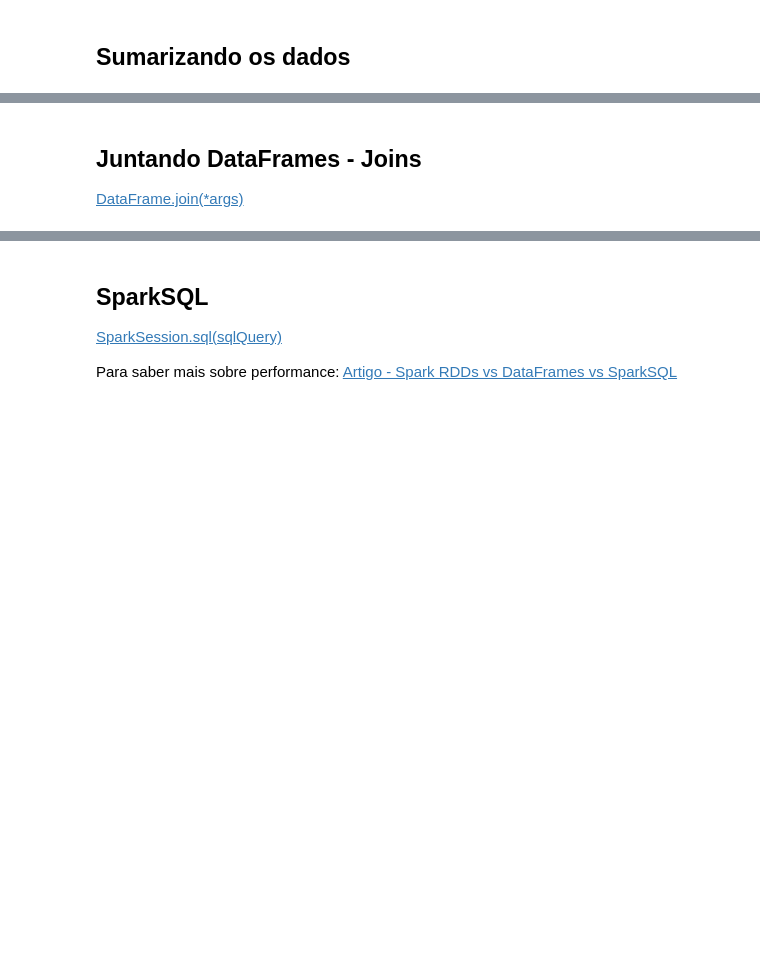
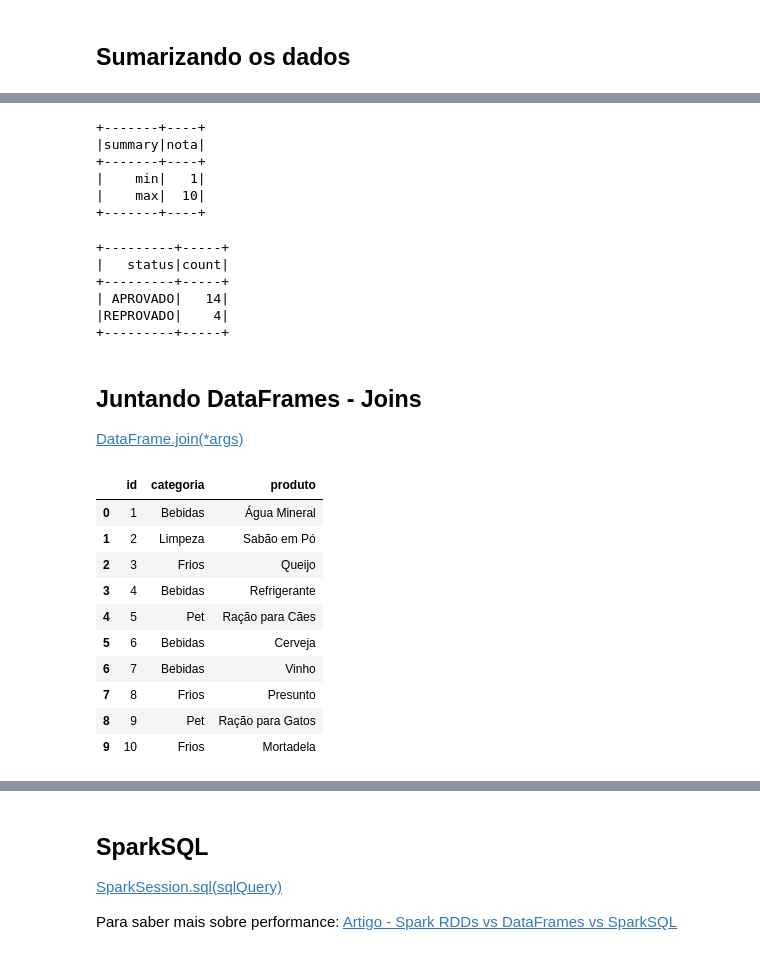
Before and after one commit to ItaloRod/curso_spark, a Jupyter notebook: aula0_projeto_spark.ipynb, the cells around one changed output, grey strips where cells are left out. Saved outputs shown, nothing was run; the diff lists cells and outputs as text; code cells hidden in the pictures; blank space fills up the shorter version.

```diff
--- a/aula0_projeto_spark.ipynb
+++ b/aula0_projeto_spark.ipynb
@@ -910,4 +1036,60 @@ only showing top 15 rows
+# %%
+df.select('nota').summary('min', '25%', '50%', '75%', 'max').show()
+# %% [output]
++-------+----+
+|summary|nota|
++-------+----+
+|    min|   1|
+|    max|  10|
++-------+----+
+# %%
+df.groupBy('status').count().show()
+# %% [output]
++---------+-----+
+|   status|count|
++---------+-----+
+| APROVADO|   14|
+|REPROVADO|    4|
++---------+-----+
 # %% [markdown]
 ## Juntando DataFrames - Joins
 
 [DataFrame.join(*args)](https://spark.apache.org/docs/3.1.2/api/python/reference/api/pyspark.sql.DataFrame.join.html)
+# %%
+produtos = spark.createDataFrame(
+    [
+        ('1', 'Bebidas', 'Água Mineral'),
+        ('2', 'Limpeza', 'Sabão em Pó'),
+        ('3', 'Frios', 'Queijo'),
+        ('4', 'Bebidas', 'Refrigerante'),
+        ('5', 'Pet', 'Ração para Cães'),
+        ('6', 'Bebidas', 'Cerveja'),
+        ('7', 'Bebidas', 'Vinho'),
+        ('8', 'Frios', 'Presunto'),
+        ('9', 'Pet', 'Ração para Gatos'),
+        ('10', 'Frios', 'Mortadela')
+    ], ['id', 'categoria', 'produto']
+    )
+
+impostos = spark.createDataFrame(
+    [
+        ('Bebidas', 0.15),
+        ('Limpeza', 0.05),
+        ('Frios', 0.065),
+        ('Carnes', 0.08)
+    ], ['categoria', 'taxa']
+)
+# %%
+produtos.toPandas()
+# %% [output]
+|  | id | categoria | produto |
+| 0 | 1 | Bebidas | Água Mineral |
+| 1 | 2 | Limpeza | Sabão em Pó |
+| 2 | 3 | Frios | Queijo |
+| 3 | 4 | Bebidas | Refrigerante |
+| 4 | 5 | Pet | Ração para Cães |
+| 5 | 6 | Bebidas | Cerveja |
+| 6 | 7 | Bebidas | Vinho |
+| 7 | 8 | Frios | Presunto |
+| 8 | 9 | Pet | Ração para Gatos |
+| 9 | 10 | Frios | Mortadela |
```
Also changed, not shown: parts of 41 cells of this notebook, 1 other file.
